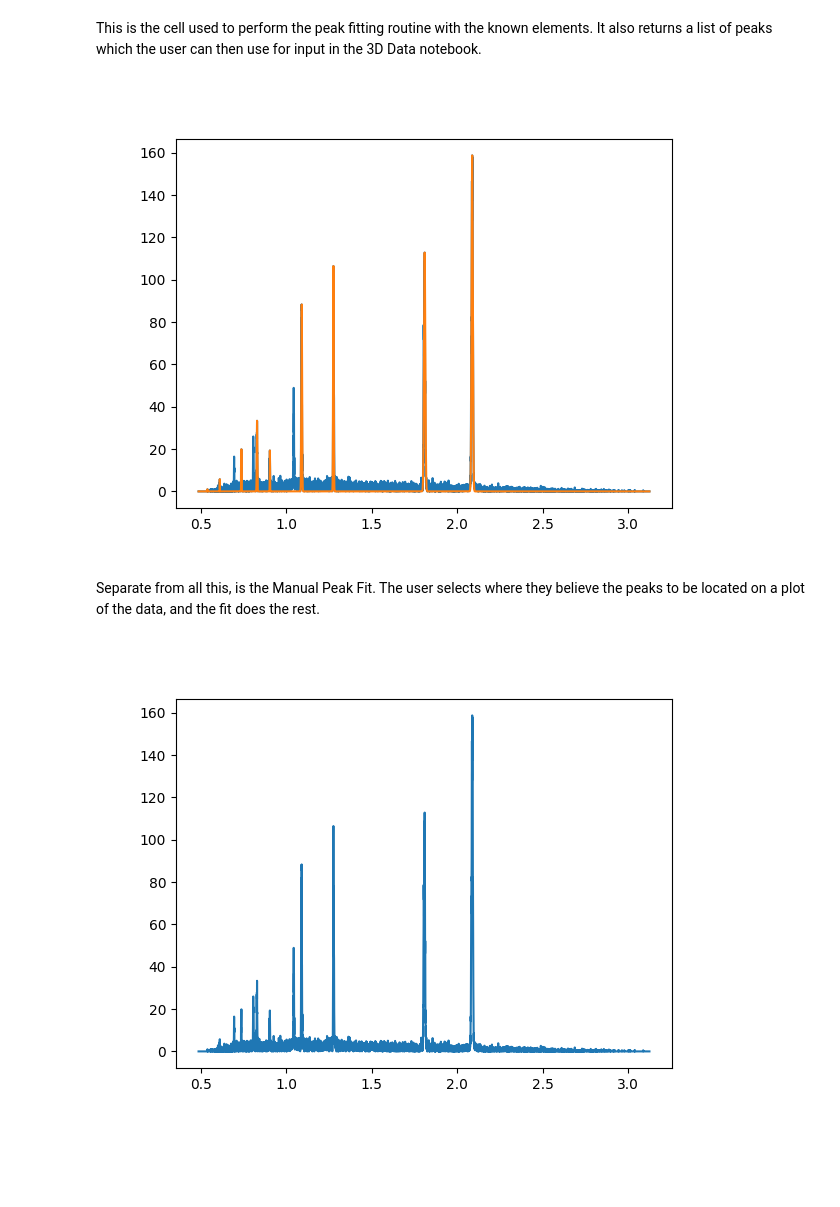
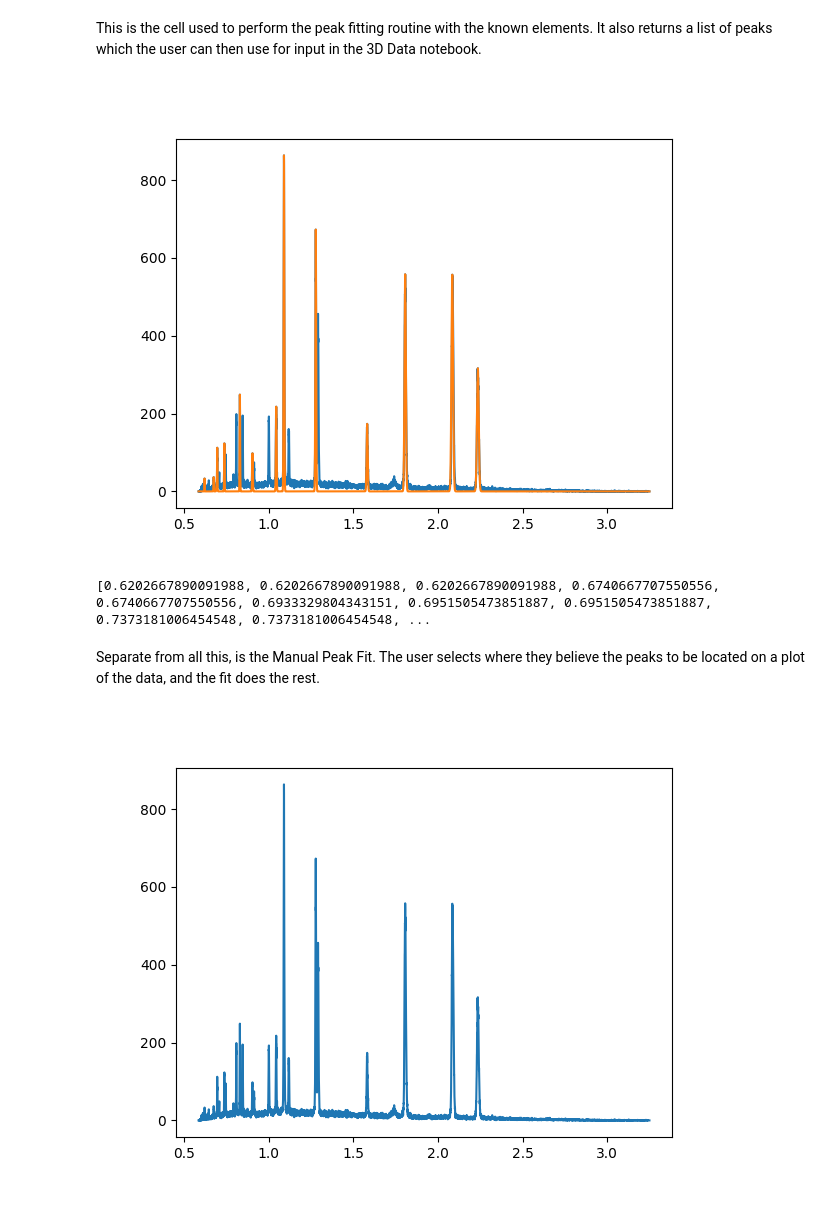
Before and after one commit to KwakuMintah/Data_Analysis_EX, a Jupyter notebook: Misc/Manual_Peak_Fits.ipynb, the cells around one changed output. Cells and saved outputs as stored; diff of their text form; code cells hidden in the pictures; blank space fills up the shorter version.

```diff
--- a/Misc/Manual_Peak_Fits.ipynb
+++ b/Misc/Manual_Peak_Fits.ipynb
@@ -274,0 +345,8 @@ def fileSearch(run,exp,bank):
+# %%
+dire,temp,sumSpec = fileSearch(216884,exp=None,bank=None)
+
+y = mtd[sumSpec].dataY(0)
+x = mtd[sumSpec].dataX(0)[0:len(y)]
+# %%
+fig,ax = plt.subplots(1)
+ax.plot(x,y)
@@ -347,5 +428,5 @@ def CIFwData(run,elarr):
     return x0, hkl_arr
 
 elemarr = list(elarr.value)
-x0, hkl_arr = CIFwData(358780,elemarr)
+x0, hkl_arr = CIFwData(352722,elemarr)
 # %% [output]
@@ -422,37 +503,42 @@ def fitPeaks(run,x0,hkl_arr):
         x = list(x)
     ax.plot(x,y)
     ax.plot(x,plot)
+    x0.sort()
     return x0_base, x0, yPeak, plot
 
-x0_base, x0, yPeak, plot = fitPeaks(358780,x0,hkl_arr)
+x0_base, x0, yPeak, plot = fitPeaks(352722,x0,hkl_arr)
 # %% [output]
-[figure, old version]
+[figure, new version]
+# %%
+print(x0)
+# %% [output]
+[0.6202667890091988, 0.6202667890091988, 0.6202667890091988, 0.6740667707550556, 0.6740667707550556, 0.6933329804343151, 0.6951505473851887, 0.6951505473851887, 0.7373181006454548, 0.7373181006454548, ...
 # %% [markdown]
 Separate from all this, is the Manual Peak Fit. The user selects where they believe the peaks to be located on a plot of the data, and the fit does the rest.
 # %%
 #This recognises when the user selects a peak then stores it in the x0 array
 def on_click(event):
     if event.button is MouseButton.LEFT:
         x0.append(event.xdata)
 
 #This calls the event function and plots the data for the user to select from
 def manualPeakSel(run):
     _, _, sumSpec = fileSearch(run,exp=None,bank=None)
     y = mtd[sumSpec].dataY(0)
     x = mtd[sumSpec].dataX(0)[0:len(y)]
     global x0
     x0 = []
     event = threading.Event()
     fig,ax = plt.subplots(1)
 
     ax.plot(x,y)
 
     cid = fig.canvas.mpl_connect('button_press_event', on_click)
     plt.show()
 
-manualPeakSel(358780)
+manualPeakSel(352722)
 # %% [output]
-[figure, old version]
+[figure, new version]
 # %%
 def fitPeaksMan(run,x0):
     _, _, sumSpec = fileSearch(run,exp=None,bank=None)
```
Also changed, not shown: parts of 5 cells of this notebook.
